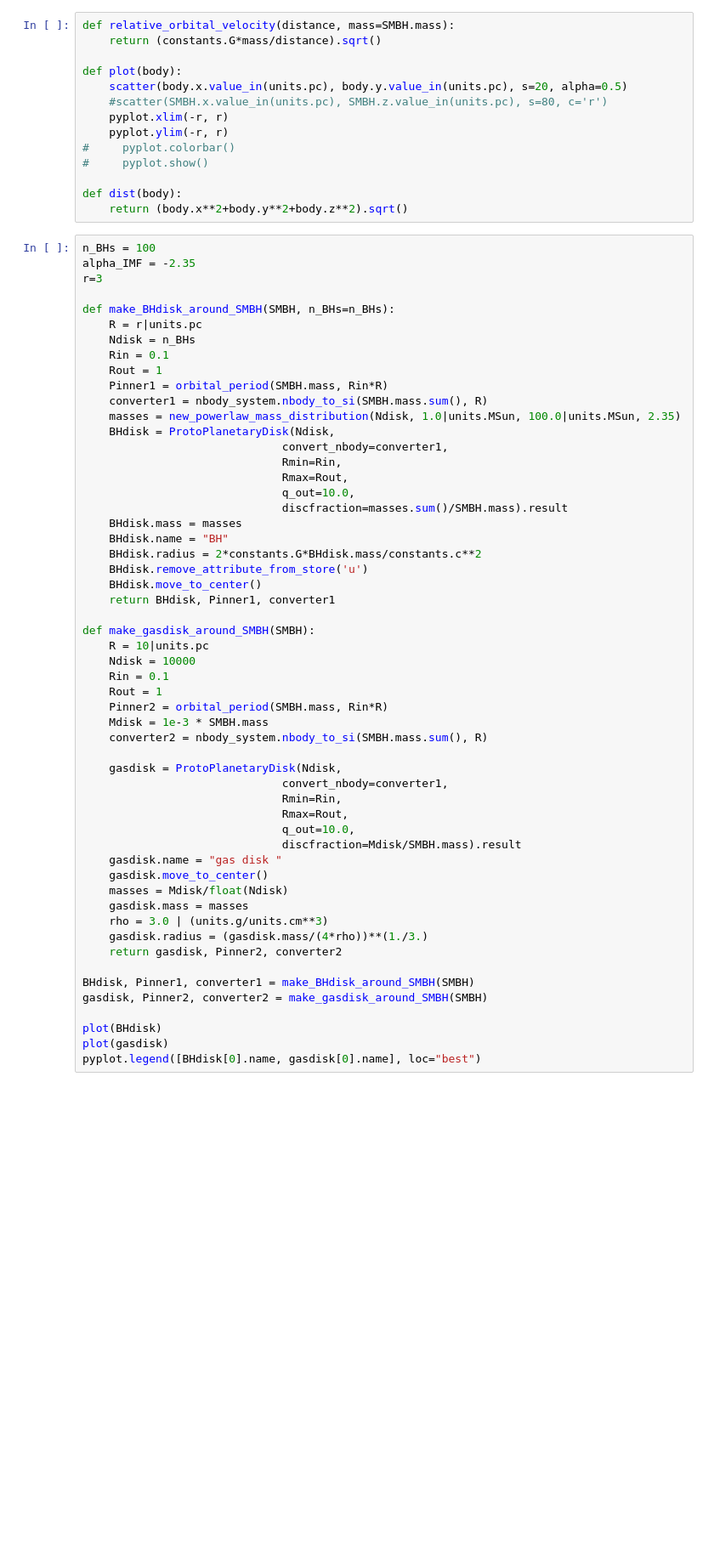
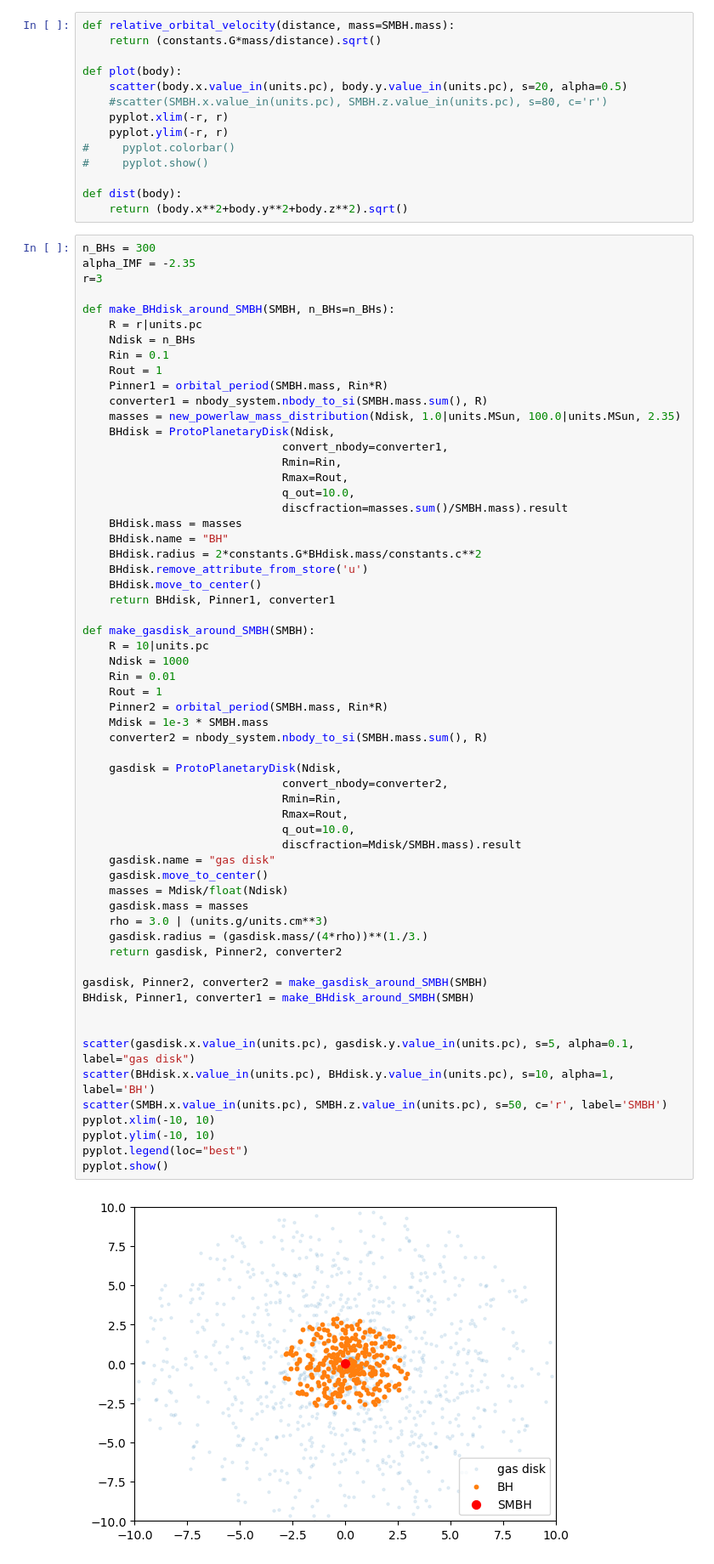
Before and after one commit to Protesticon/BBH_AMUSE, a Jupyter notebook: BH_initialization.ipynb, the cells around one changed output. Shown at 85% size. Drawn from its saved outputs; the diff is of its cells as text; blank space fills up the shorter version.

Commit message:
brige with gasdisk

```diff
--- a/BH_initialization.ipynb
+++ b/BH_initialization.ipynb
@@ -38,7 +38,7 @@ def plot(body):
 def dist(body):
     return (body.x**2+body.y**2+body.z**2).sqrt()
 # %%
-n_BHs = 100
+n_BHs = 300
 alpha_IMF = -2.35
 r=3
 
@@ -57,39 +57,46 @@ def make_BHdisk_around_SMBH(SMBH, n_BHs=n_BHs):
                               q_out=10.0,
                               discfraction=masses.sum()/SMBH.mass).result
     BHdisk.mass = masses
     BHdisk.name = "BH"
     BHdisk.radius = 2*constants.G*BHdisk.mass/constants.c**2
     BHdisk.remove_attribute_from_store('u')
     BHdisk.move_to_center()
     return BHdisk, Pinner1, converter1
 
 def make_gasdisk_around_SMBH(SMBH):
     R = 10|units.pc
-    Ndisk = 10000
-    Rin = 0.1
+    Ndisk = 1000
+    Rin = 0.01
     Rout = 1
     Pinner2 = orbital_period(SMBH.mass, Rin*R)
     Mdisk = 1e-3 * SMBH.mass
     converter2 = nbody_system.nbody_to_si(SMBH.mass.sum(), R)
 
     gasdisk = ProtoPlanetaryDisk(Ndisk,
-                              convert_nbody=converter1,
+                              convert_nbody=converter2,
                               Rmin=Rin,
                               Rmax=Rout,
                               q_out=10.0,
                               discfraction=Mdisk/SMBH.mass).result
-    gasdisk.name = "gas disk "
+    gasdisk.name = "gas disk"
     gasdisk.move_to_center()
     masses = Mdisk/float(Ndisk)
     gasdisk.mass = masses
     rho = 3.0 | (units.g/units.cm**3)
     gasdisk.radius = (gasdisk.mass/(4*rho))**(1./3.)
     return gasdisk, Pinner2, converter2
 
+gasdisk, Pinner2, converter2 = make_gasdisk_around_SMBH(SMBH)
 BHdisk, Pinner1, converter1 = make_BHdisk_around_SMBH(SMBH)
-gasdisk, Pinner2, converter2 = make_gasdisk_around_SMBH(SMBH)
 
-plot(BHdisk)
-plot(gasdisk)
-pyplot.legend([BHdisk[0].name, gasdisk[0].name], loc="best")
+
+scatter(gasdisk.x.value_in(units.pc), gasdisk.y.value_in(units.pc), s=5, alpha=0.1, label="gas disk")
+scatter(BHdisk.x.value_in(units.pc), BHdisk.y.value_in(units.pc), s=10, alpha=1, label='BH')
+scatter(SMBH.x.value_in(units.pc), SMBH.z.value_in(units.pc), s=50, c='r', label='SMBH')
+pyplot.xlim(-10, 10)
+pyplot.ylim(-10, 10)
+pyplot.legend(loc="best")
+pyplot.show()
+# %% [output]
+[figure, added]
 # %%
```
Also changed, not shown: parts of 18 cells of this notebook.
